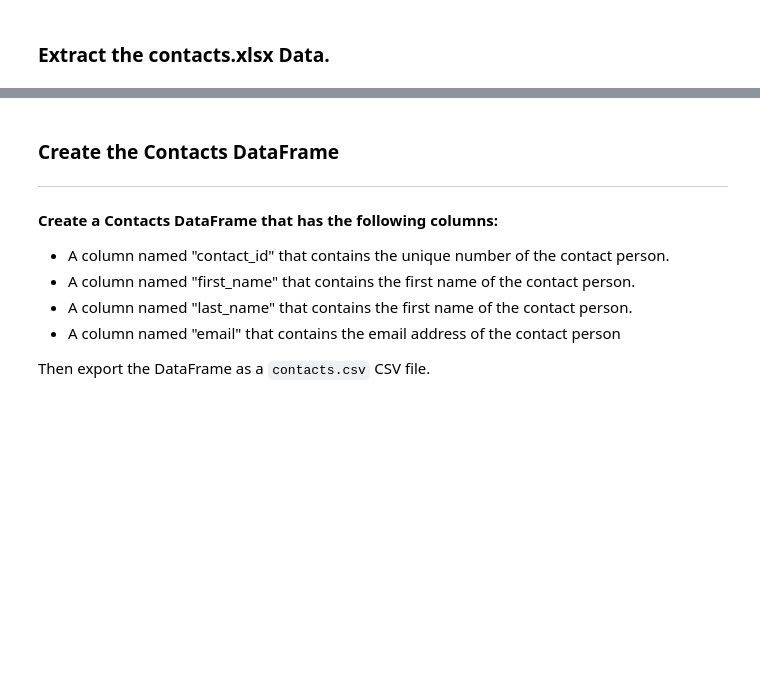
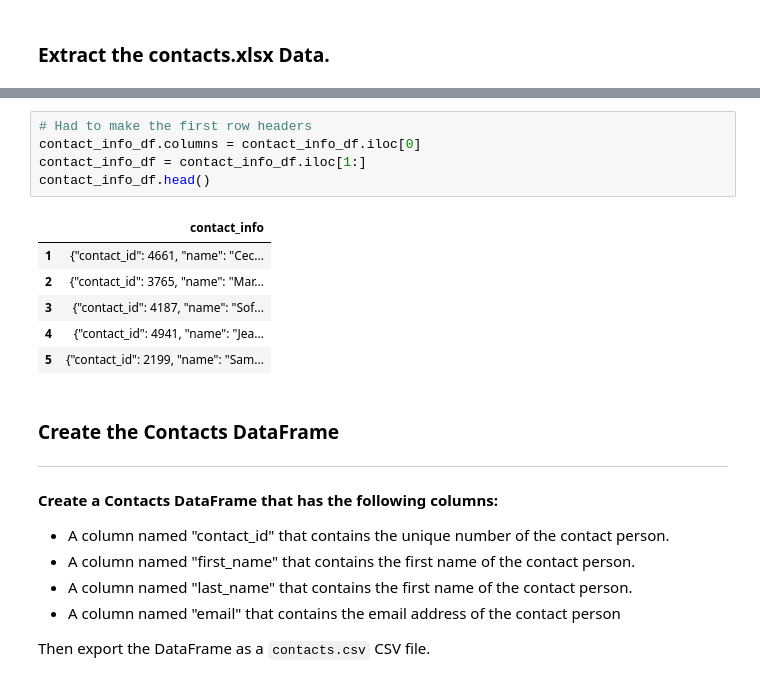
Before and after one commit to ciincing/Crowdfunding_ETL, a Jupyter notebook: ETL_Mini_Project_Starter_Code_YBustos_CCing.ipynb, the cells around one changed output, grey strips where cells are left out. Cells and saved outputs as stored; diff of their text form; blank space fills up the shorter version.

```diff
--- a/ETL_Mini_Project_Starter_Code_YBustos_CCing.ipynb
+++ b/ETL_Mini_Project_Starter_Code_YBustos_CCing.ipynb
@@ -317,3 +324,15 @@ contact_info_df.head()
+# %%
+# Had to make the first row headers
+contact_info_df.columns = contact_info_df.iloc[0]
+contact_info_df = contact_info_df.iloc[1:]
+contact_info_df.head()
+# %% [output]
+|  | contact_info |
+| 1 | {"contact_id": 4661, "name": "Cec... |
+| 2 | {"contact_id": 3765, "name": "Mar... |
+| 3 | {"contact_id": 4187, "name": "Sof... |
+| 4 | {"contact_id": 4941, "name": "Jea... |
+| 5 | {"contact_id": 2199, "name": "Sam... |
 # %% [markdown]
 ### Create the Contacts DataFrame
 ---
```
Also changed, not shown: parts of 12 cells of this notebook.
